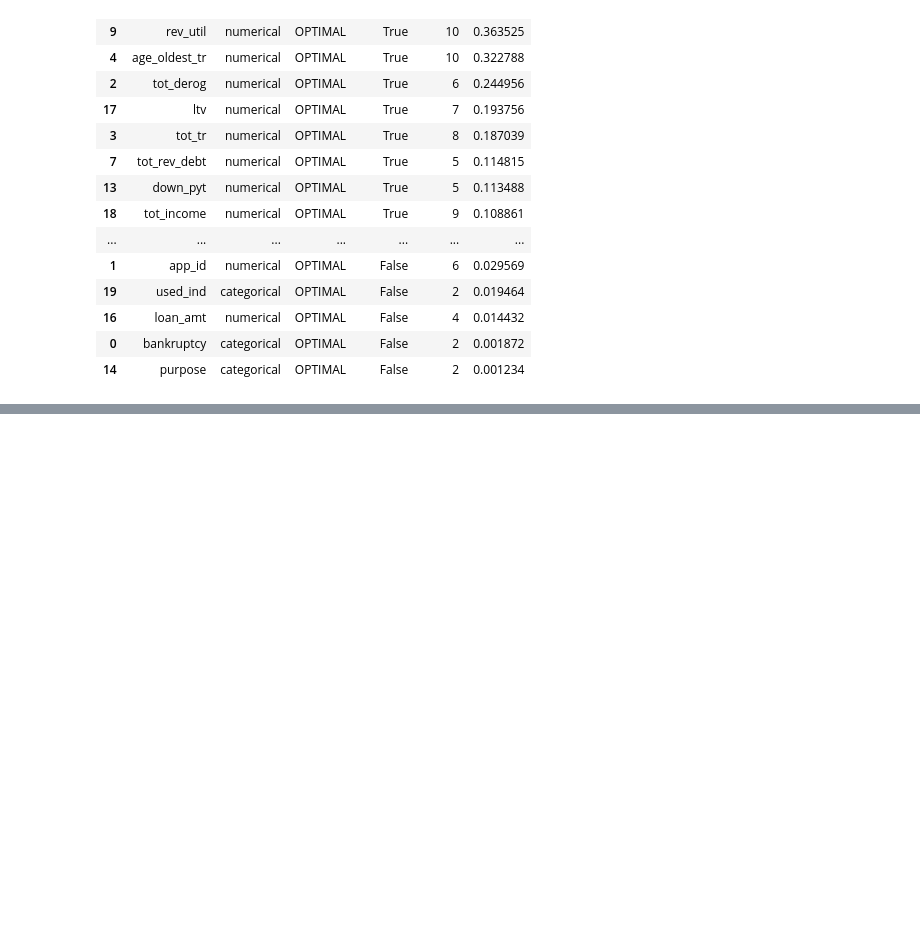
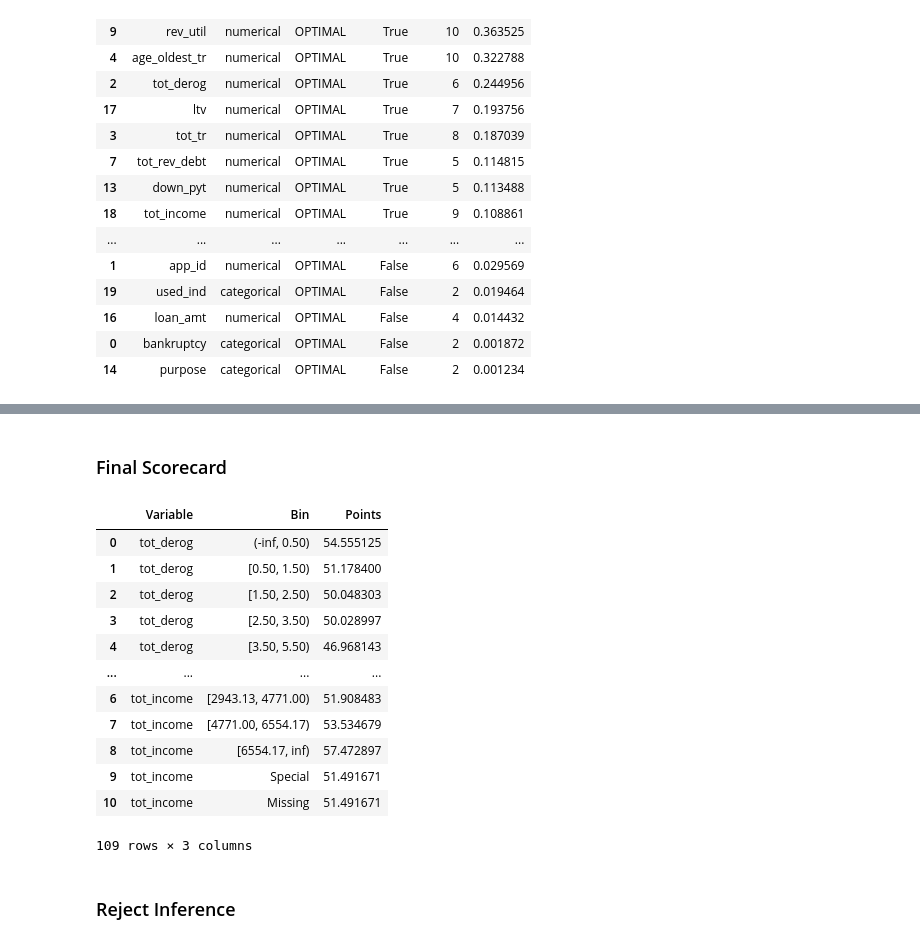
Before and after one commit to fred-lindsey/msa_ml_repo, a Jupyter notebook: fin_analytics.ipynb, the cells around one changed output, grey strips where cells are left out. Cells and saved outputs as stored; diff of their text form; code cells hidden in the pictures; blank space fills up the shorter version.

```diff
--- a/fin_analytics.ipynb
+++ b/fin_analytics.ipynb
@@ -197,0 +299,21 @@ iv_all[iv_all.columns[0:6]].sort_values(by = ["iv"], ascending = False)
+# %% [markdown]
+### Final Scorecard
+# %%
+# shows each variable, the bins, and the points assigned by category
+scorecard.table(style = "summary")
+# %% [output]
+|  | Variable | Bin | Points |
+| 0 | tot_derog | (-inf, 0.50) | 54.555125 |
+| 1 | tot_derog | [0.50, 1.50) | 51.178400 |
+| 2 | tot_derog | [1.50, 2.50) | 50.048303 |
+| 3 | tot_derog | [2.50, 3.50) | 50.028997 |
+| 4 | tot_derog | [3.50, 5.50) | 46.968143 |
+| ... | ... | ... | ... |
+| 6 | tot_income | [2943.13, 4771.00) | 51.908483 |
+| 7 | tot_income | [4771.00, 6554.17) | 53.534679 |
+| 8 | tot_income | [6554.17, inf) | 57.472897 |
+| 9 | tot_income | Special | 51.491671 |
+| 10 | tot_income | Missing | 51.491671 |
+109 rows × 3 columns
+# %% [markdown]
+### Reject Inference
```
Also changed, not shown: parts of 17 cells of this notebook, 1 other file.
